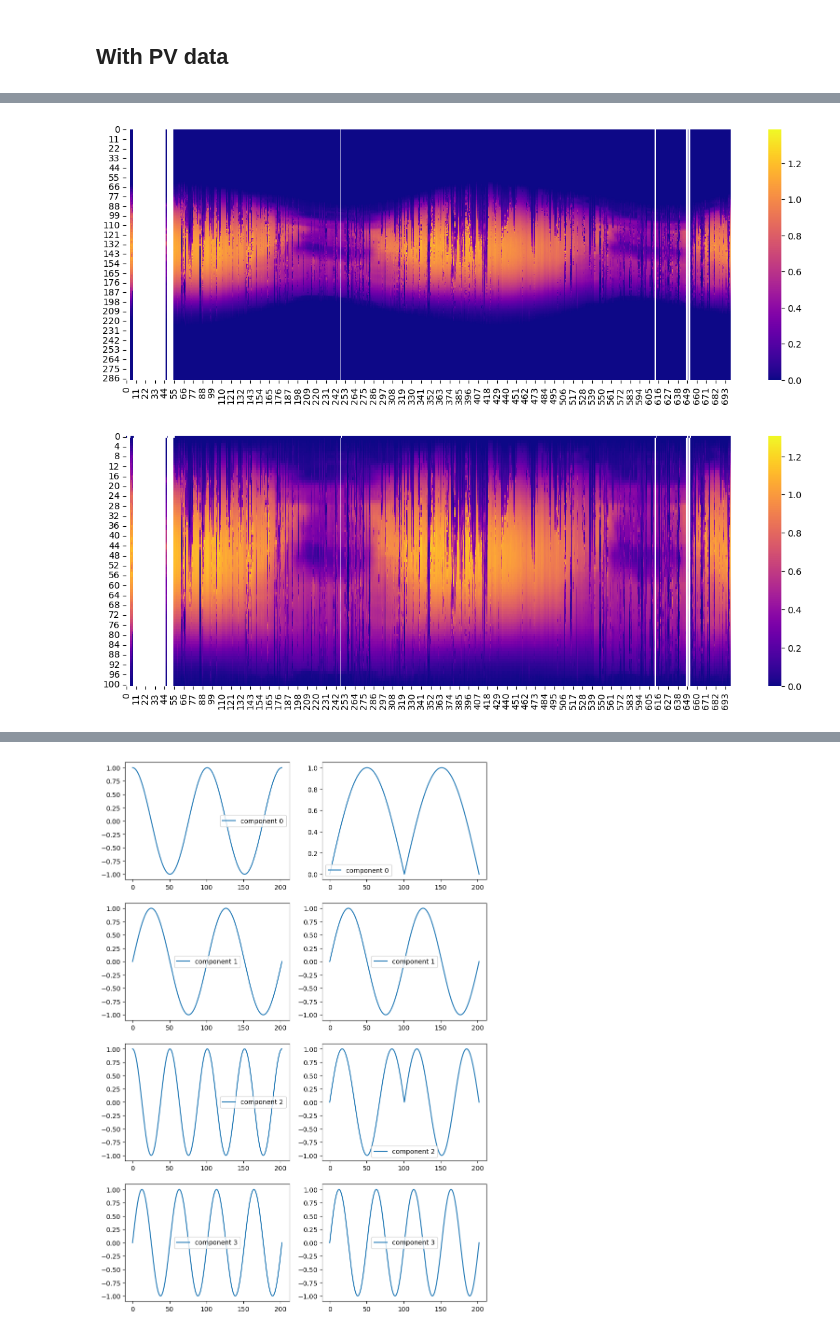
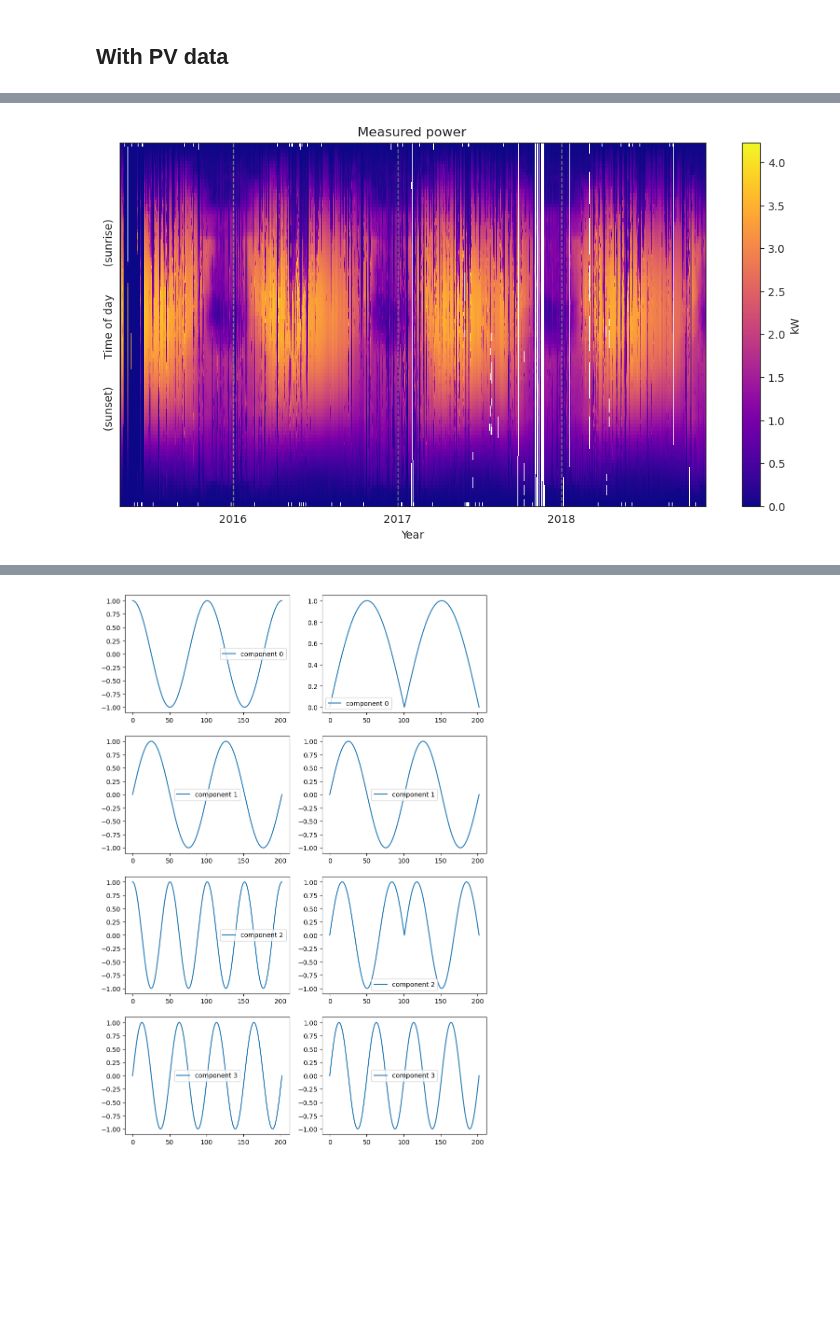
Before and after one commit to cvxgrp/spcqe, a Jupyter notebook: notebooks/Aramis/basis_test.ipynb, the cells around one changed output, grey strips where cells are left out. Saved outputs shown, nothing was run; the diff lists cells and outputs as text; code cells hidden in the pictures; blank space fills up the shorter version.

```diff
--- a/notebooks/Aramis/basis_test.ipynb
+++ b/notebooks/Aramis/basis_test.ipynb
@@ -156,10 +127,0 @@ signal_dil = signal_dil[0*nvals_dil:ndays*nvals_dil+1]
-# %%
-plt.figure(figsize=(15, 5))
-sns.heatmap(signal_ori[:-1].reshape((nvals_ori, ndays), order='F'), cmap='plasma');
-# %% [output]
-[figure, removed]
-# %%
-plt.figure(figsize=(15, 5))
-sns.heatmap(signal_dil[:-1].reshape((nvals_dil, ndays), order='F'), cmap='plasma');
-# %% [output]
-[figure, removed]
@@ -166,3 +133,7 @@ sns.heatmap(signal_dil[:-1].reshape((nvals_dil, ndays), order='F'), cmap='plasma
+# %%
+dil.plot_heatmap(space='dilated');
+# %% [output]
+[figure, added]
 # %%
 regular_basis = make_basis_matrix(
     num_harmonics=[2, 2],
```
Also changed, not shown: parts of 11 cells of this notebook, 3 other files.
